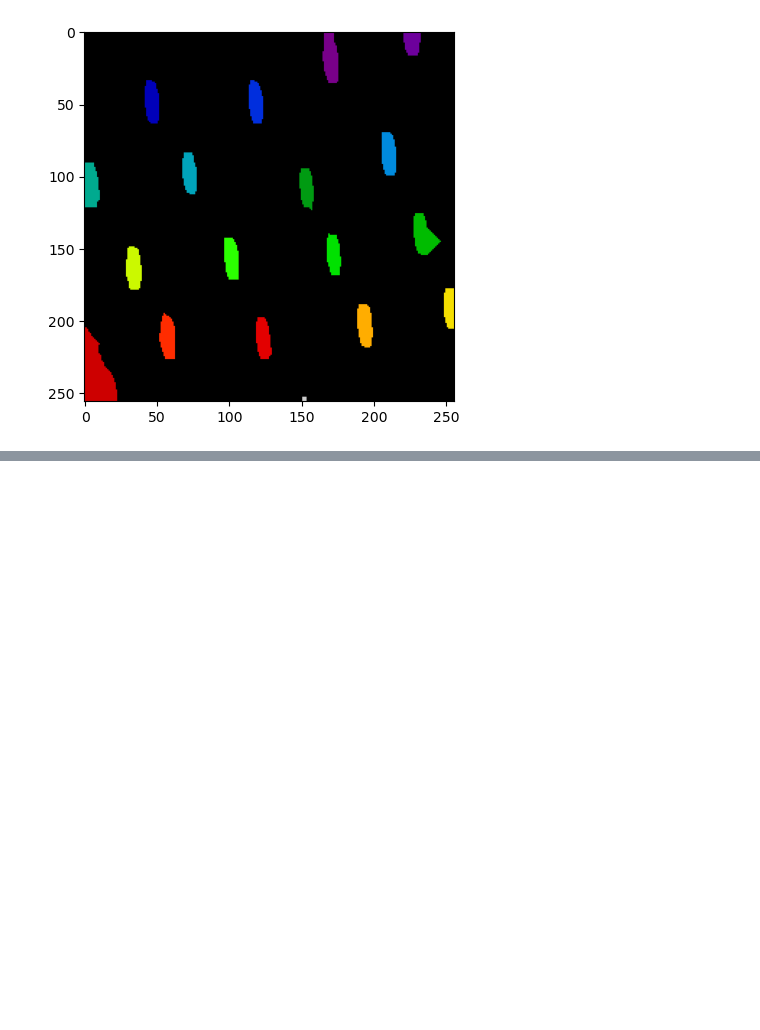
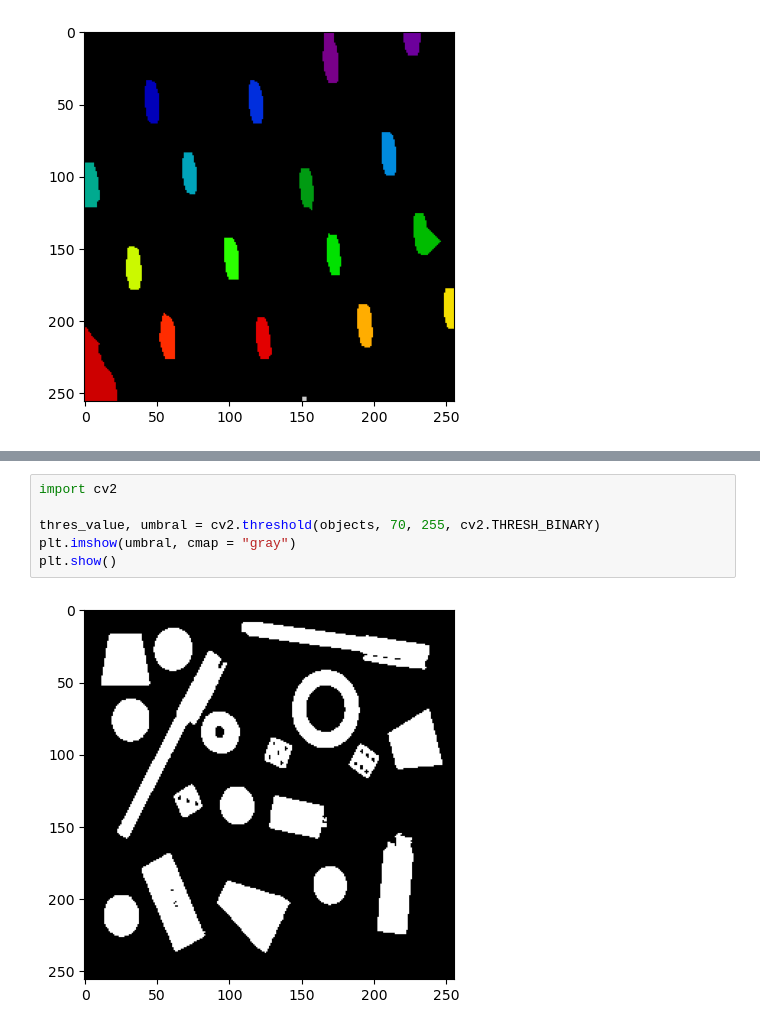
Before and after one commit to ImagenesYVision/Taller6, a Jupyter notebook: Taller6.ipynb, the cells around one changed output, grey strips where cells are left out. Drawn from its saved outputs; the diff is of its cells as text; blank space fills up the shorter version.

```diff
--- a/Taller6.ipynb
+++ b/Taller6.ipynb
@@ -303,0 +318,8 @@ plt.show()
+# %%
+import cv2
+
+thres_value, umbral = cv2.threshold(objects, 70, 255, cv2.THRESH_BINARY)
+plt.imshow(umbral, cmap = "gray")
+plt.show()
+# %% [output]
+[figure, added]
```
Also changed, not shown: parts of 12 cells of this notebook.
